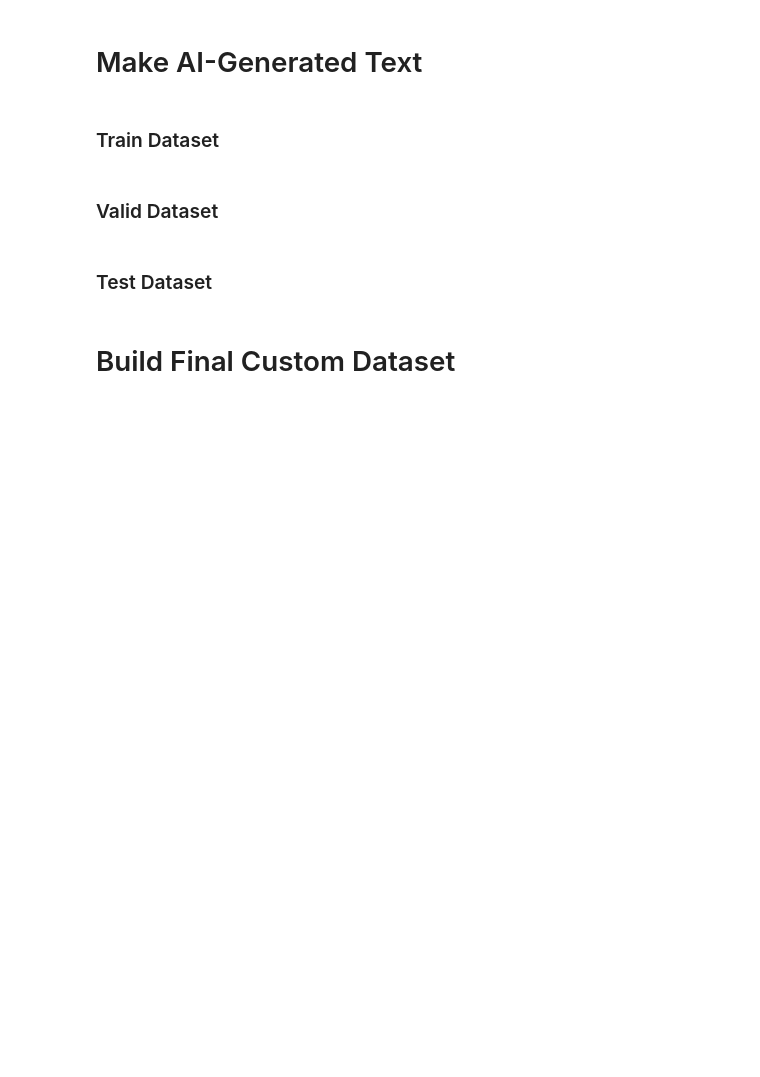
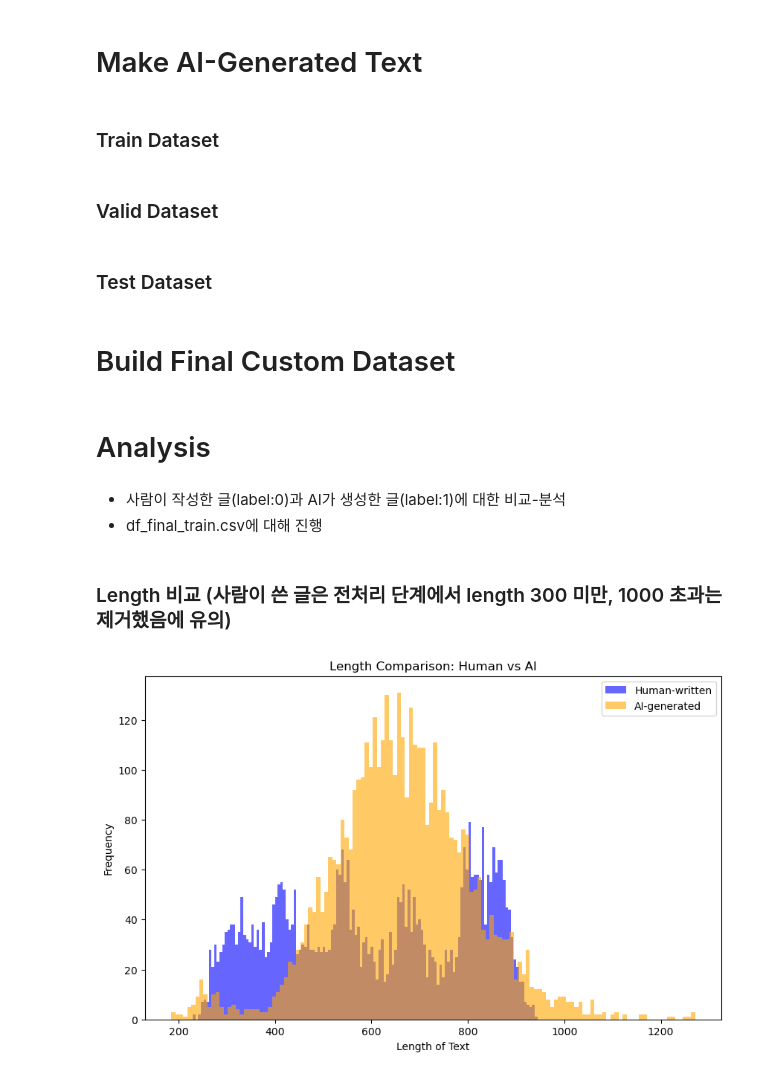
Before and after one commit to gygUnig/Proj_HYU_AI_DL, a Jupyter notebook: 2_build_custom_dataset_AI_Generated_Text.ipynb, the cells around one changed output. Drawn from its saved outputs; the diff is of its cells as text; code cells hidden in the pictures; blank space fills up the shorter version.

```diff
--- a/2_build_custom_dataset_AI_Generated_Text.ipynb
+++ b/2_build_custom_dataset_AI_Generated_Text.ipynb
@@ -166,0 +212,31 @@ test_dataset.to_csv(CFG.DF_HUMAN_AI_TEST_PATH, index=False)
+# %% [markdown]
+# Analysis
+# %% [markdown]
+- 사람이 작성한 글(label:0)과 AI가 생성한 글(label:1)에 대한 비교-분석
+- df_final_train.csv에 대해 진행
+# %% [markdown]
+### Length 비교 (사람이 쓴 글은 전처리 단계에서 length 300 미만, 1000 초과는 제거했음에 유의)
+# %%
+import pandas as pd
+import matplotlib.pyplot as plt
+from collections import Counter
+from wordcloud import WordCloud
+
+df_final_train = pd.read_csv(CFG.DF_FINAL_TRAIN_PATH)
+
+# Length 비교
+df_final_train['text_length'] = df_final_train['text'].str.len()
+human_lengths = df_final_train[df_final_train['label'] == 0]['text_length']
+ai_lengths = df_final_train[df_final_train['label'] == 1]['text_length']
+
+# 시각화
+plt.figure(figsize=(10, 6))
+plt.hist(human_lengths, bins=130, alpha=0.6, label="Human-written", color="blue")
+plt.hist(ai_lengths, bins=130, alpha=0.6, label="AI-generated", color="orange")
+plt.title("Length Comparison: Human vs AI")
+plt.xlabel("Length of Text")
+plt.ylabel("Frequency")
+plt.legend()
+plt.show()
+# %% [output]
+[figure, added]
```
Also changed, not shown: parts of 9 cells of this notebook, 3 other files.
